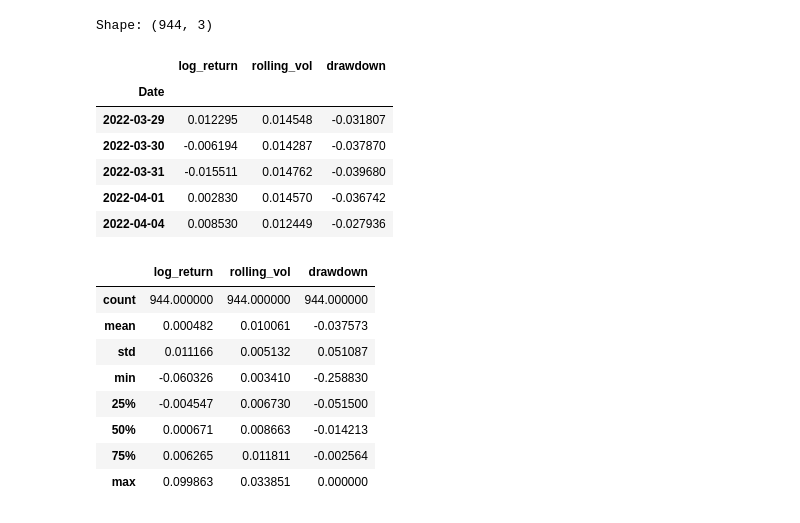
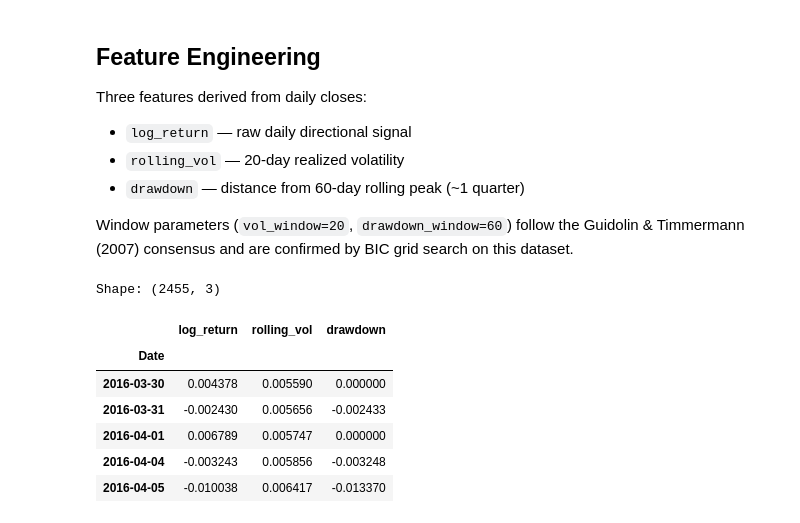
Before and after one commit to bsinek/sentinel, a Jupyter notebook: research/hmm.ipynb, the cells around one changed output. Cells and saved outputs as stored; diff of their text form; code cells hidden in the pictures.

```diff
--- a/research/hmm.ipynb
+++ b/research/hmm.ipynb
@@ -8,14 +13,10 @@ from hmmlearn.hmm import GaussianHMM
 # %%
-start, end = '2022-01-01', '2026-01-01'
+start, end = '2016-01-01', '2026-01-01'
 
 close_prices = yf.download('SPY', start=start, end=end, interval='1d', auto_adjust=True)['Close']
+close_prices = close_prices['SPY']
 
 print(f'Shape: {close_prices.shape}')
 display(close_prices.head())
-display(close_prices.describe())
-display(close_prices.info())
-
-# convert dataframe to series (use SPY for now)
-close_prices = close_prices['SPY']
 # %% [output]
 [*********************100%***********************]  1 of 1 completed
@@ -105,37 +31,36 @@ display(grid_df)
+# %% [markdown]
+## Feature Engineering
+
+Three features derived from daily closes:
+
+- `log_return` — raw daily directional signal
+- `rolling_vol` — 20-day realized volatility
+- `drawdown` — distance from 60-day rolling peak (~1 quarter)
+
+Window parameters (`vol_window=20`, `drawdown_window=60`) follow the Guidolin & Timmermann (2007) consensus and are confirmed by BIC grid search on this dataset.
 # %%
-# derive features (returns, volatility, drawdowns)
 vol_window = 20
 drawdown_window = 60
 
 log_returns = np.log(close_prices / close_prices.shift(1)).dropna()
 rolling_vol = log_returns.rolling(window=vol_window).std()
 rolling_max = close_prices.rolling(window=drawdown_window).max()
 drawdowns = (close_prices - rolling_max) / close_prices
 
 features = pd.DataFrame({
     'log_return': log_returns,
     'rolling_vol': rolling_vol,
     'drawdown': drawdowns,
 }).dropna()
 
 print(f'Shape: {features.shape}')
 display(features.head())
-display(features.describe())
 # %% [output]
-Shape: (944, 3)
+Shape: (2455, 3)
 |  | log_return | rolling_vol | drawdown |
 | Date |  |  |  |
-| 2022-03-29 | 0.012295 | 0.014548 | -0.031807 |
-| 2022-03-30 | -0.006194 | 0.014287 | -0.037870 |
-| 2022-03-31 | -0.015511 | 0.014762 | -0.039680 |
-| 2022-04-01 | 0.002830 | 0.014570 | -0.036742 |
-| 2022-04-04 | 0.008530 | 0.012449 | -0.027936 |
+| 2016-03-30 | 0.004378 | 0.005590 | 0.000000 |
+| 2016-03-31 | -0.002430 | 0.005656 | -0.002433 |
+| 2016-04-01 | 0.006789 | 0.005747 | 0.000000 |
+| 2016-04-04 | -0.003243 | 0.005856 | -0.003248 |
+| 2016-04-05 | -0.010038 | 0.006417 | -0.013370 |
-|  | log_return | rolling_vol | drawdown |
-| count | 944.000000 | 944.000000 | 944.000000 |
-| mean | 0.000482 | 0.010061 | -0.037573 |
-| std | 0.011166 | 0.005132 | 0.051087 |
-| min | -0.060326 | 0.003410 | -0.258830 |
-| 25% | -0.004547 | 0.006730 | -0.051500 |
-| 50% | 0.000671 | 0.008663 | -0.014213 |
-| 75% | 0.006265 | 0.011811 | -0.002564 |
-| max | 0.099863 | 0.033851 | 0.000000 |
```
Also changed, not shown: parts of 12 cells of this notebook.
